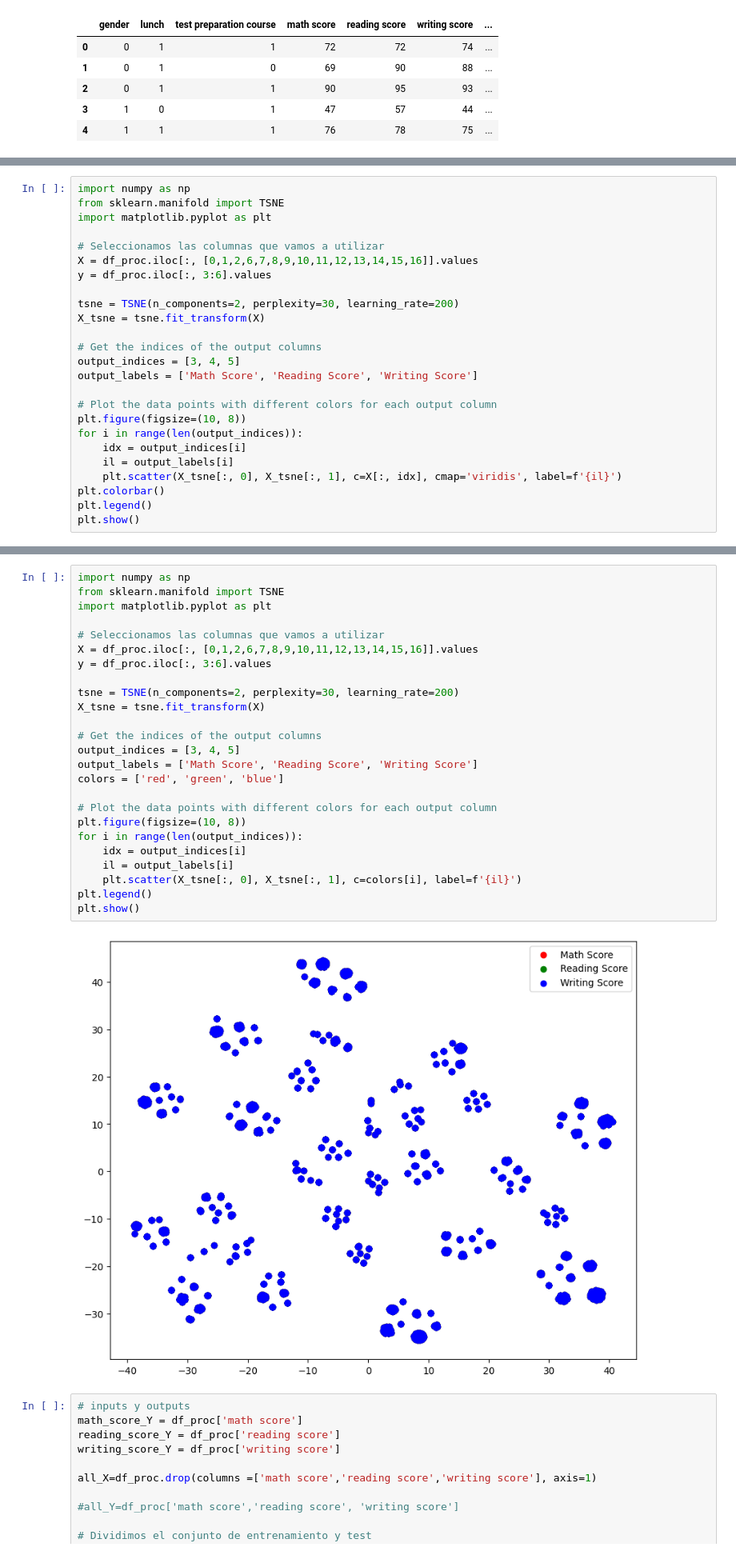
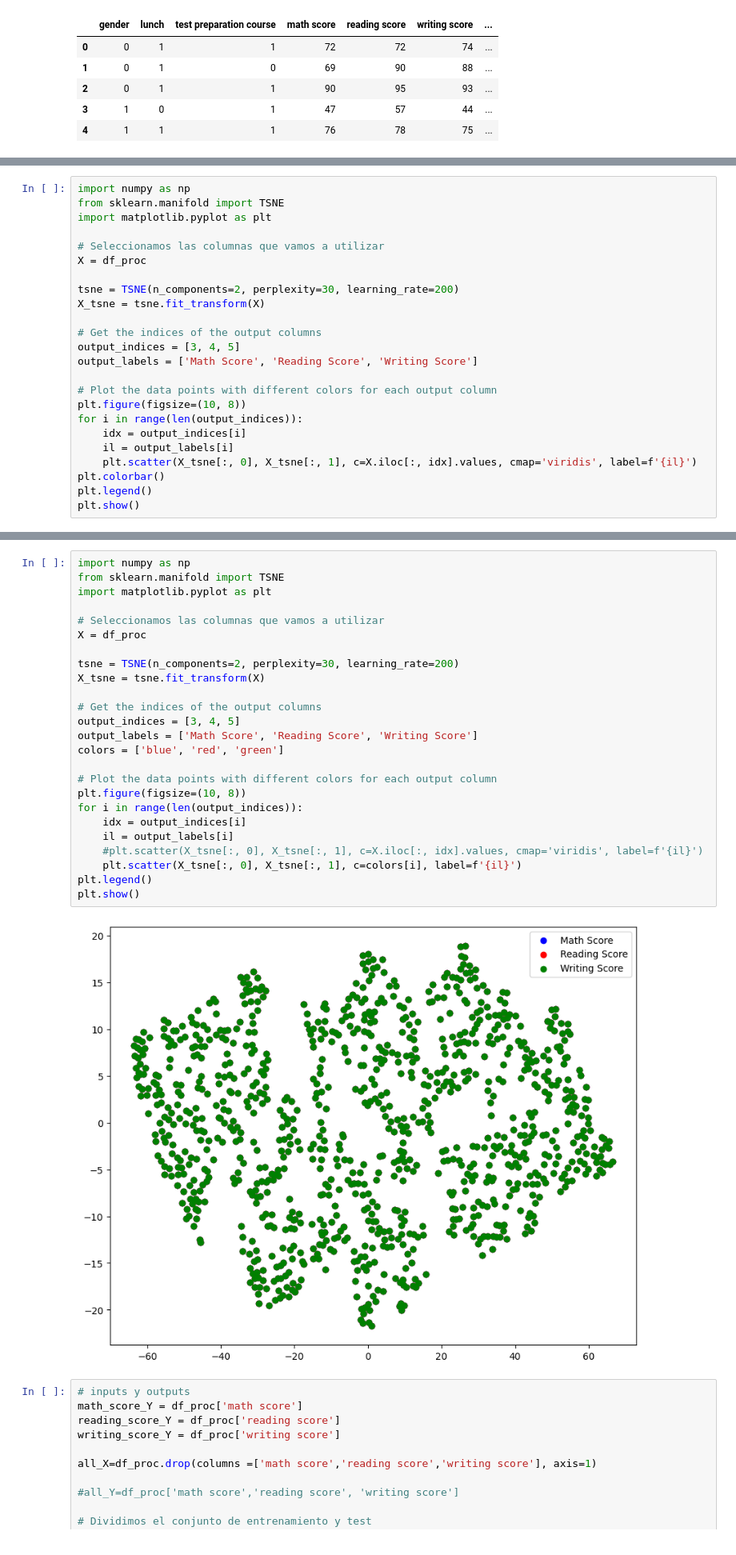
Before and after one commit to Negatix092/Machine-Learning, a Jupyter notebook: ML_Class_Spring_2023/Proyecto_Final/punto1.ipynb, the cells around one changed output, grey strips where cells are left out. Shown: that part at 80% size. Drawn from its saved outputs; the diff is of its cells as text.

```diff
--- a/ML_Class_Spring_2023/Proyecto_Final/punto1.ipynb
+++ b/ML_Class_Spring_2023/Proyecto_Final/punto1.ipynb
@@ -122,8 +124,7 @@ from sklearn.manifold import TSNE
 import matplotlib.pyplot as plt
 
 # Seleccionamos las columnas que vamos a utilizar
-X = df_proc.iloc[:, [0,1,2,6,7,8,9,10,11,12,13,14,15,16]].values
-y = df_proc.iloc[:, 3:6].values
+X = df_proc
 
 tsne = TSNE(n_components=2, perplexity=30, learning_rate=200)
 X_tsne = tsne.fit_transform(X)
@@ -137,7 +138,7 @@ plt.figure(figsize=(10, 8))
 for i in range(len(output_indices)):
     idx = output_indices[i]
     il = output_labels[i]
-    plt.scatter(X_tsne[:, 0], X_tsne[:, 1], c=X[:, idx], cmap='viridis', label=f'{il}')
+    plt.scatter(X_tsne[:, 0], X_tsne[:, 1], c=X.iloc[:, idx].values, cmap='viridis', label=f'{il}')
 plt.colorbar()
 plt.legend()
 plt.show()
@@ -146,30 +149,30 @@ plt.show()
 # %%
 import numpy as np
 from sklearn.manifold import TSNE
 import matplotlib.pyplot as plt
 
 # Seleccionamos las columnas que vamos a utilizar
-X = df_proc.iloc[:, [0,1,2,6,7,8,9,10,11,12,13,14,15,16]].values
-y = df_proc.iloc[:, 3:6].values
+X = df_proc
 
 tsne = TSNE(n_components=2, perplexity=30, learning_rate=200)
 X_tsne = tsne.fit_transform(X)
 
 # Get the indices of the output columns
 output_indices = [3, 4, 5]
 output_labels = ['Math Score', 'Reading Score', 'Writing Score']
-colors = ['red', 'green', 'blue']
+colors = ['blue', 'red', 'green']
 
 # Plot the data points with different colors for each output column
 plt.figure(figsize=(10, 8))
 for i in range(len(output_indices)):
     idx = output_indices[i]
     il = output_labels[i]
+    #plt.scatter(X_tsne[:, 0], X_tsne[:, 1], c=X.iloc[:, idx].values, cmap='viridis', label=f'{il}')
     plt.scatter(X_tsne[:, 0], X_tsne[:, 1], c=colors[i], label=f'{il}')
 plt.legend()
 plt.show()
 # %% [output]
-[figure, old version]
+[figure, new version]
 # %%
 # inputs y outputs
 math_score_Y = df_proc['math score']
```
Also changed, not shown: parts of 17 cells of this notebook.
